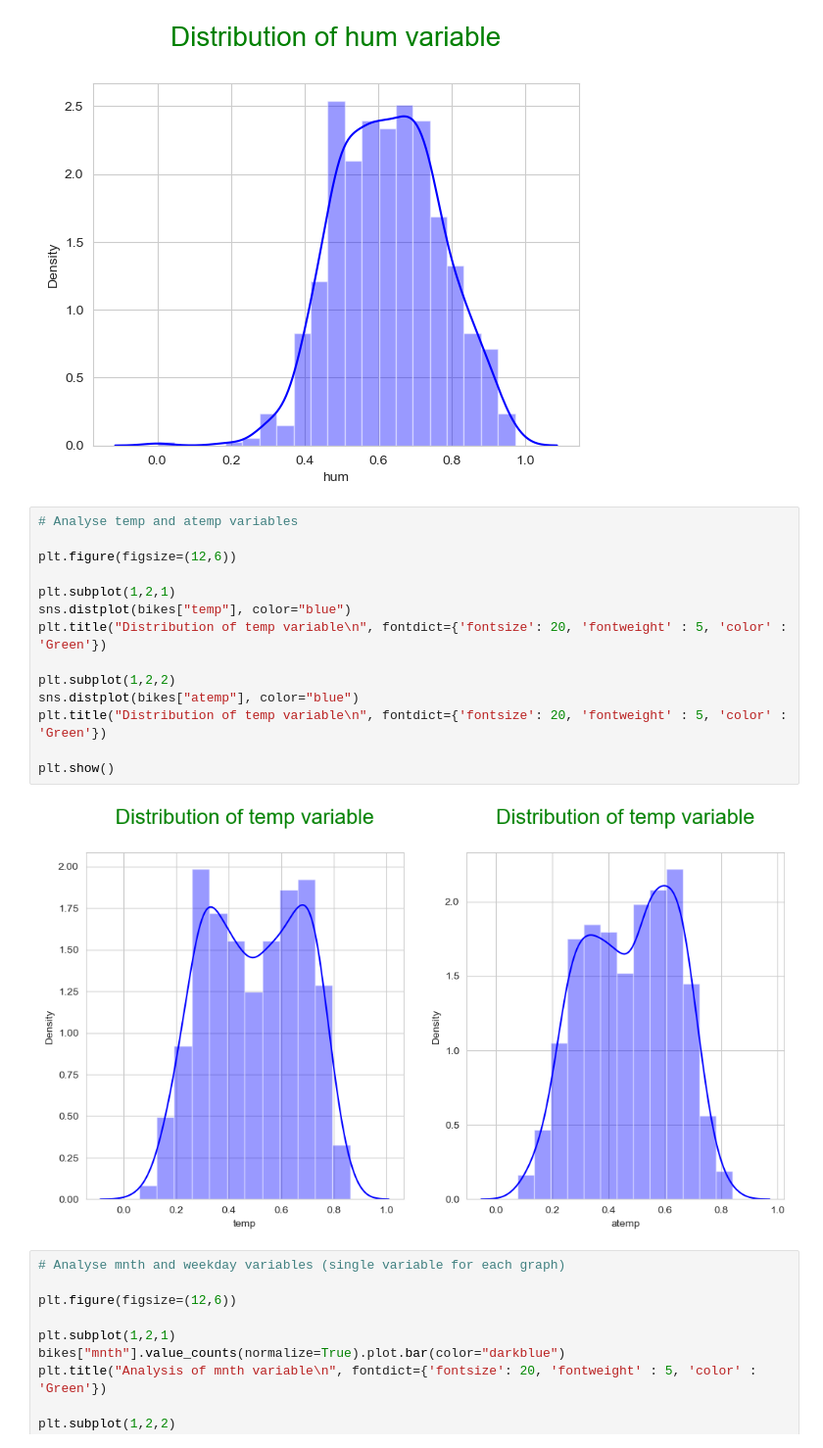
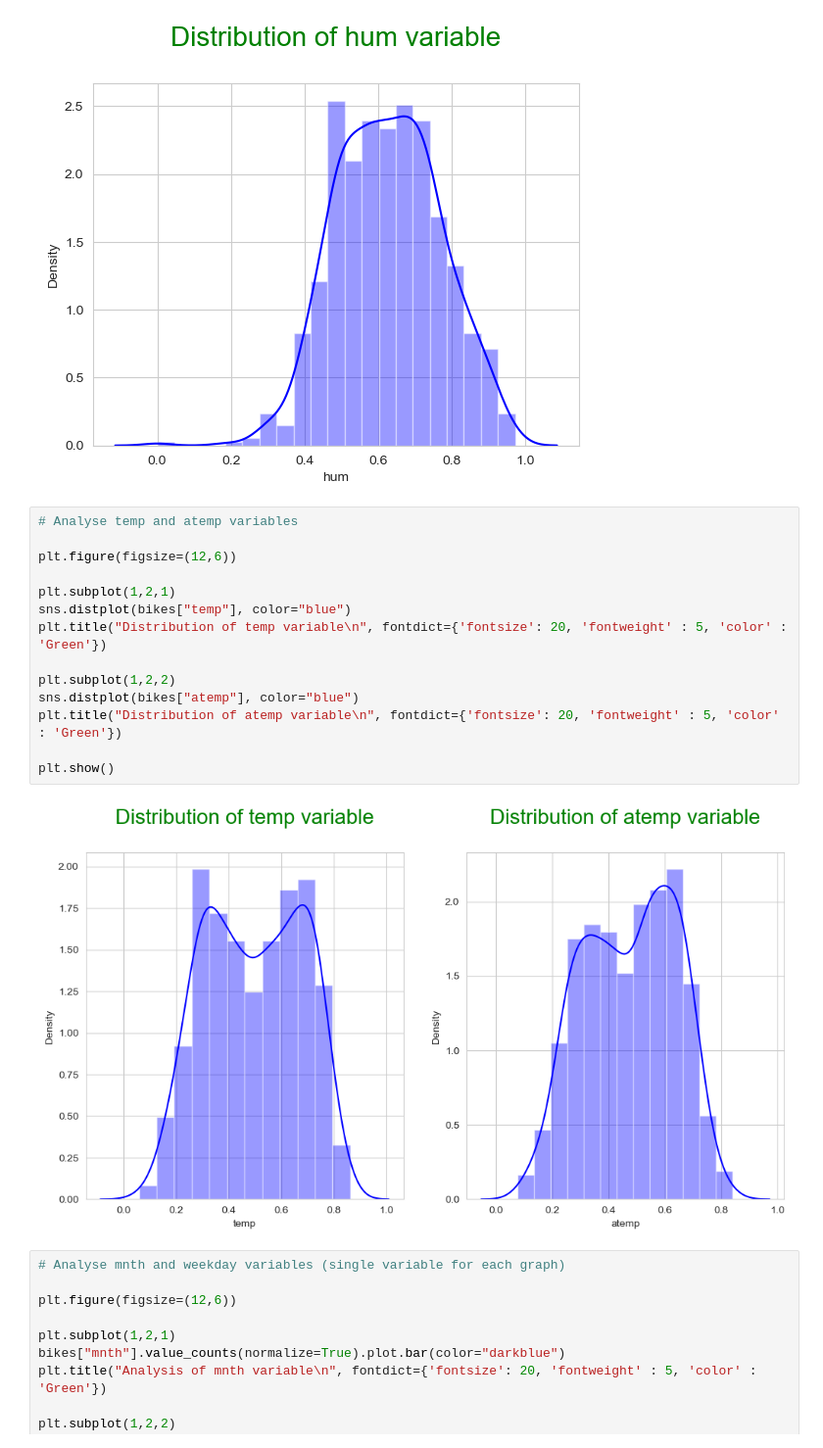
Before and after one commit to sfdatade/machine_learning_bikes_project, a Jupyter notebook: Bpp.ipynb, the cells around one changed output. Shown at 98% size. Cells and saved outputs as stored; diff of their text form.

```diff
--- a/Bpp.ipynb
+++ b/Bpp.ipynb
@@ -320,19 +325,19 @@ plt.show()
 # %%
 # Analyse temp and atemp variables
 
 plt.figure(figsize=(12,6))
 
 plt.subplot(1,2,1)
 sns.distplot(bikes["temp"], color="blue")
 plt.title("Distribution of temp variable\n", fontdict={'fontsize': 20, 'fontweight' : 5, 'color' : 'Green'})
 
 plt.subplot(1,2,2)
 sns.distplot(bikes["atemp"], color="blue")
-plt.title("Distribution of temp variable\n", fontdict={'fontsize': 20, 'fontweight' : 5, 'color' : 'Green'})
+plt.title("Distribution of atemp variable\n", fontdict={'fontsize': 20, 'fontweight' : 5, 'color' : 'Green'})
 
 plt.show()
 # %% [output]
-[figure, old version]
+[figure, new version]
 # %%
 # Analyse mnth and weekday variables (single variable for each graph)
 
```
Also changed, not shown: parts of 12 cells of this notebook, 1 other file.
